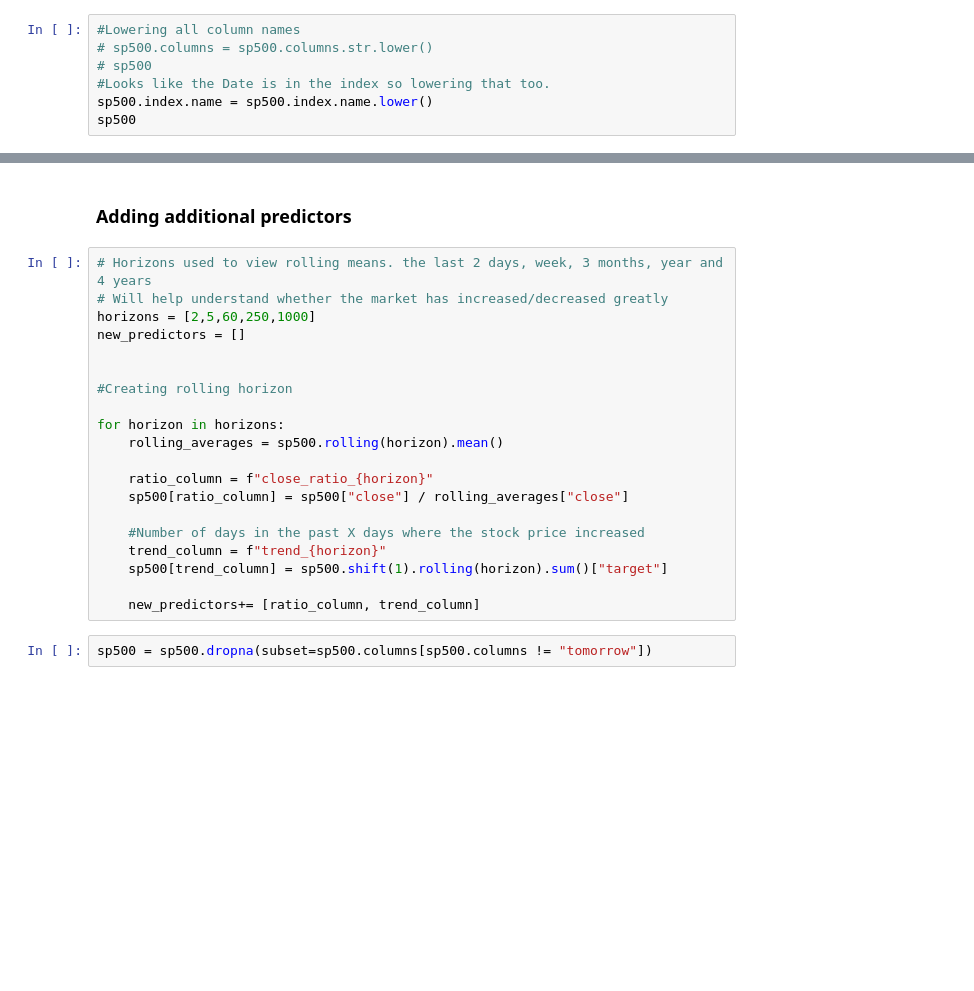
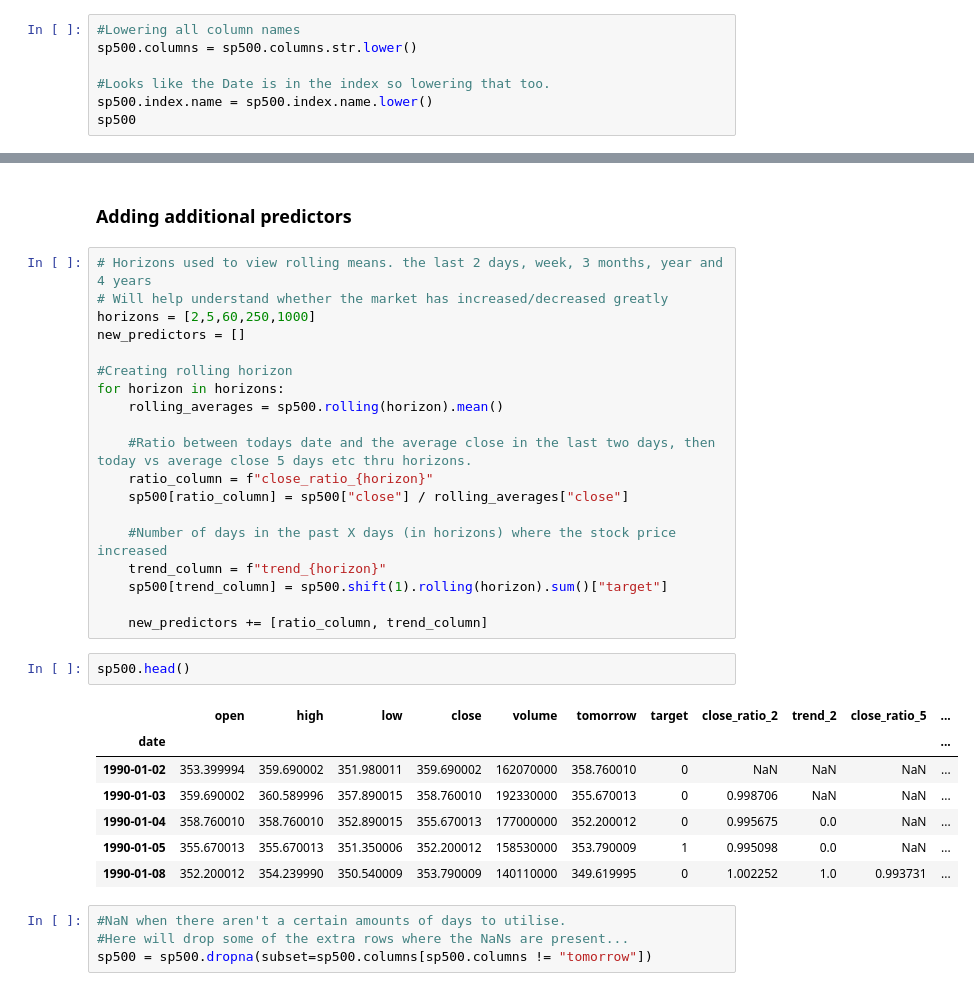
Before and after one commit to AMegag/Financial-Models, a Jupyter notebook: stock_price_predictor.ipynb, the cells around one changed output, grey strips where cells are left out. Saved outputs shown, nothing was run; the diff lists cells and outputs as text; blank space fills up the shorter version.

```diff
--- a/stock_price_predictor.ipynb
+++ b/stock_price_predictor.ipynb
@@ -35,8 +35,8 @@ sp500.plot.line(y="Close", use_index=True)
 [figure]
 # %%
 #Lowering all column names
-# sp500.columns = sp500.columns.str.lower()
-# sp500
+sp500.columns = sp500.columns.str.lower()
+
 #Looks like the Date is in the index so lowering that too.
 sp500.index.name = sp500.index.name.lower()
 sp500
@@ -247,20 +233,31 @@ Name: target, dtype: float64
 horizons = [2,5,60,250,1000]
 new_predictors = []
 
-
 #Creating rolling horizon
-
 for horizon in horizons:
     rolling_averages = sp500.rolling(horizon).mean()
 
+    #Ratio between todays date and the average close in the last two days, then today vs average close 5 days etc thru horizons.
     ratio_column = f"close_ratio_{horizon}"
     sp500[ratio_column] = sp500["close"] / rolling_averages["close"]
 
-    #Number of days in the past X days where the stock price increased
+    #Number of days in the past X days (in horizons) where the stock price increased
     trend_column = f"trend_{horizon}"
     sp500[trend_column] = sp500.shift(1).rolling(horizon).sum()["target"]
 
-    new_predictors+= [ratio_column, trend_column]
+    new_predictors += [ratio_column, trend_column]
+# %%
+sp500.head()
+# %% [output]
+|  | open | high | low | close | volume | tomorrow | target | close_ratio_2 | trend_2 | close_ratio_5 | ... |
+| date |  |  |  |  |  |  |  |  |  |  | ... |
+| 1990-01-02 | 353.399994 | 359.690002 | 351.980011 | 359.690002 | 162070000 | 358.760010 | 0 | NaN | NaN | NaN | ... |
+| 1990-01-03 | 359.690002 | 360.589996 | 357.890015 | 358.760010 | 192330000 | 355.670013 | 0 | 0.998706 | NaN | NaN | ... |
+| 1990-01-04 | 358.760010 | 358.760010 | 352.890015 | 355.670013 | 177000000 | 352.200012 | 0 | 0.995675 | 0.0 | NaN | ... |
+| 1990-01-05 | 355.670013 | 355.670013 | 351.350006 | 352.200012 | 158530000 | 353.790009 | 1 | 0.995098 | 0.0 | NaN | ... |
+| 1990-01-08 | 352.200012 | 354.239990 | 350.540009 | 353.790009 | 140110000 | 349.619995 | 0 | 1.002252 | 1.0 | 0.993731 | ... |
 # %%
+#NaN when there aren't a certain amounts of days to utilise.
+#Here will drop some of the extra rows where the NaNs are present...
 sp500 = sp500.dropna(subset=sp500.columns[sp500.columns != "tomorrow"])
 # %%
```
Also changed, not shown: parts of 13 cells of this notebook.
